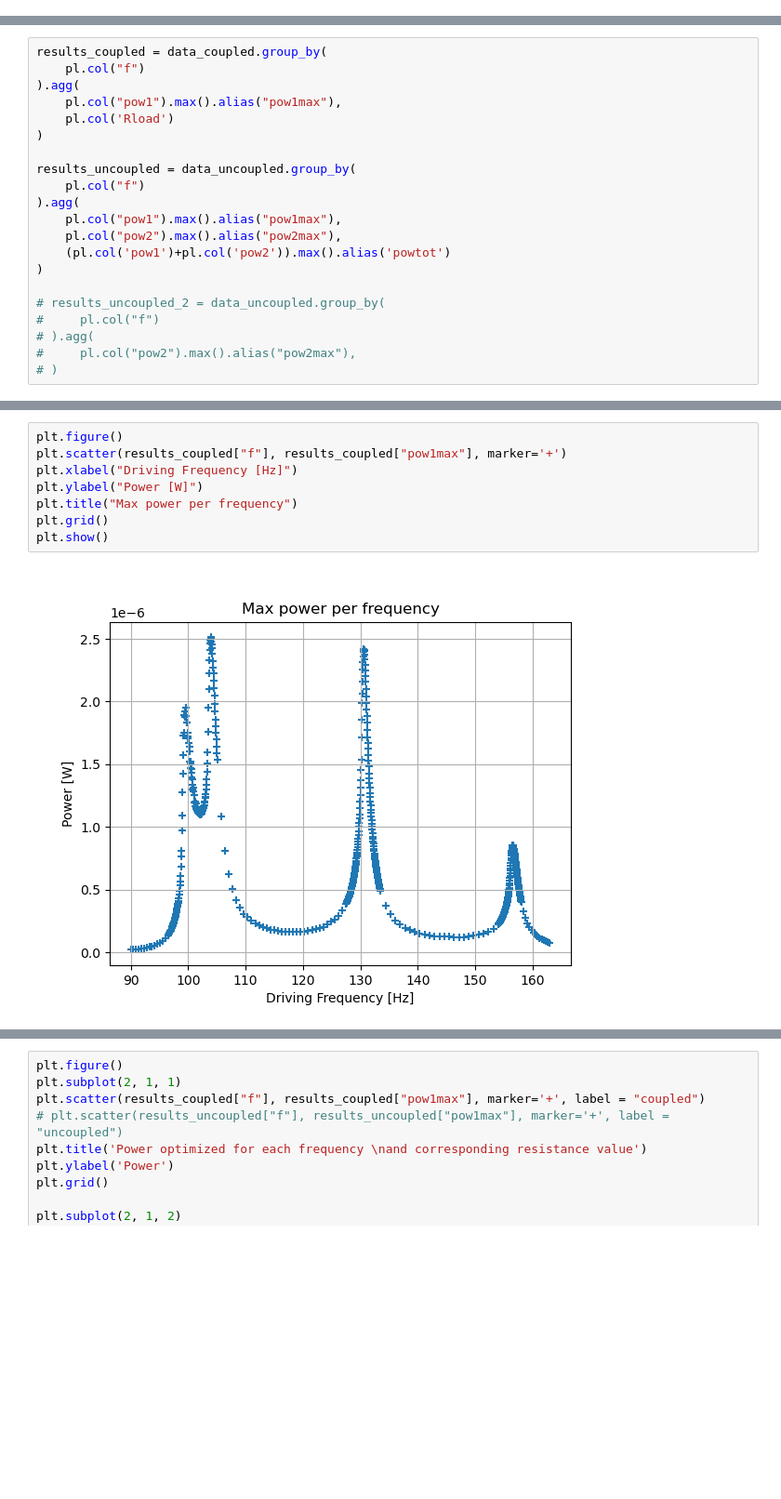
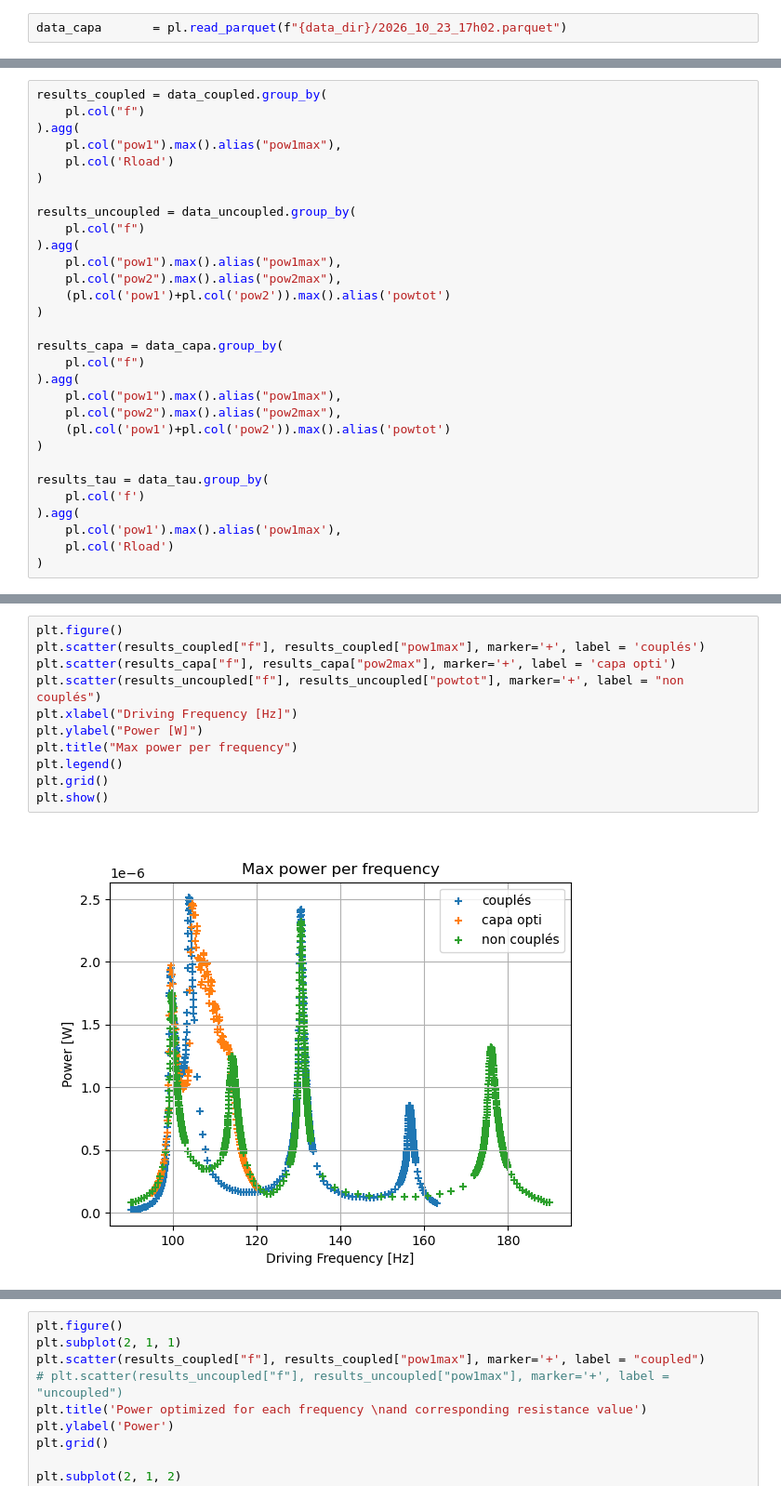
Before and after one commit to SalsyUniate/LinearManipsData, a Jupyter notebook: post_process.ipynb, the cells around one changed output, grey strips where cells are left out. Shown at 93% size. Cells and saved outputs as stored; diff of their text form; blank space fills up the shorter version.

```diff
--- a/post_process.ipynb
+++ b/post_process.ipynb
@@ -11,0 +13,2 @@ data_uncoupled  = pl.read_parquet(f"{data_dir}/2026_10_21_11h44.parquet")
+# %%
+data_capa       = pl.read_parquet(f"{data_dir}/2026_10_23_17h02.parquet")
@@ -25,11 +30,20 @@ results_uncoupled = data_uncoupled.group_by(
     (pl.col('pow1')+pl.col('pow2')).max().alias('powtot')
 )
 
-# results_uncoupled_2 = data_uncoupled.group_by(
-#     pl.col("f")
-# ).agg(
-#     pl.col("pow2").max().alias("pow2max"),
-# )
+results_capa = data_capa.group_by(
+    pl.col("f")
+).agg(
+    pl.col("pow1").max().alias("pow1max"),
+    pl.col("pow2").max().alias("pow2max"),
+    (pl.col('pow1')+pl.col('pow2')).max().alias('powtot')
+)
+
+results_tau = data_tau.group_by(
+    pl.col('f')
+).agg(
+    pl.col('pow1').max().alias('pow1max'),
+    pl.col('Rload')
+)
 # %%
 Ropt_coupled = []
 for f in (results_coupled["f"]):
@@ -51,13 +82,16 @@ for f in (results_uncoupled["f"]):
 # %%
 plt.figure()
-plt.scatter(results_coupled["f"], results_coupled["pow1max"], marker='+')
+plt.scatter(results_coupled["f"], results_coupled["pow1max"], marker='+', label = 'couplés')
+plt.scatter(results_capa["f"], results_capa["pow2max"], marker='+', label = 'capa opti')
+plt.scatter(results_uncoupled["f"], results_uncoupled["powtot"], marker='+', label = "non couplés")
 plt.xlabel("Driving Frequency [Hz]")
 plt.ylabel("Power [W]")
 plt.title("Max power per frequency")
+plt.legend()
 plt.grid()
 plt.show()
 # %% [output]
-[figure, old version]
+[figure, new version]
 # %%
 plt.figure()
 plt.scatter(results_coupled["f"], results_coupled["pow1max"], marker='+', label="coupled")
```
Also changed, not shown: parts of 8 cells of this notebook, 9 other files.
